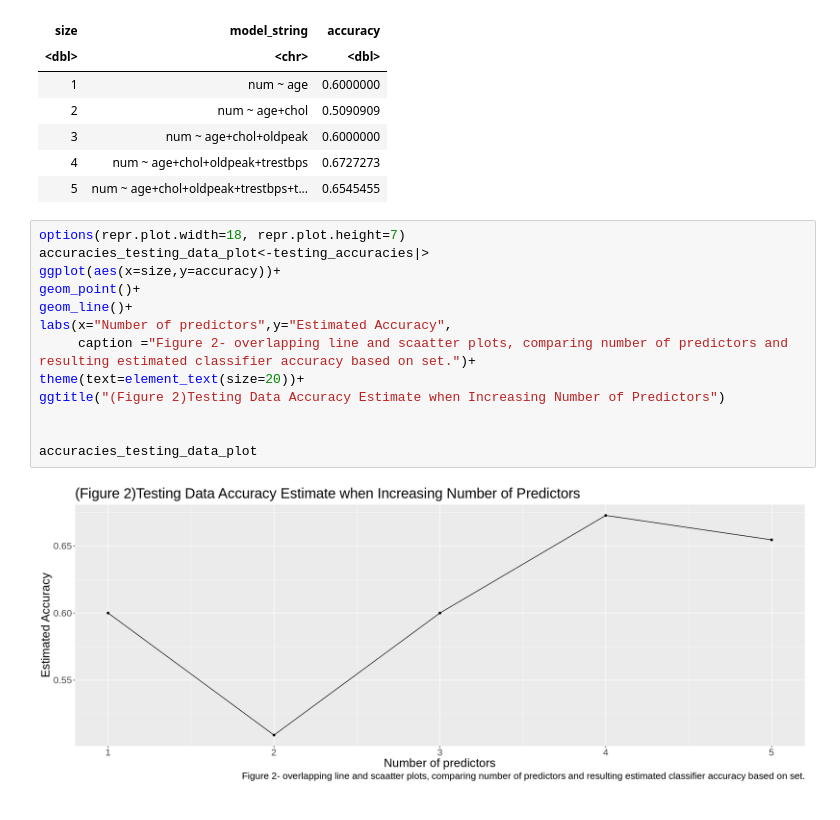
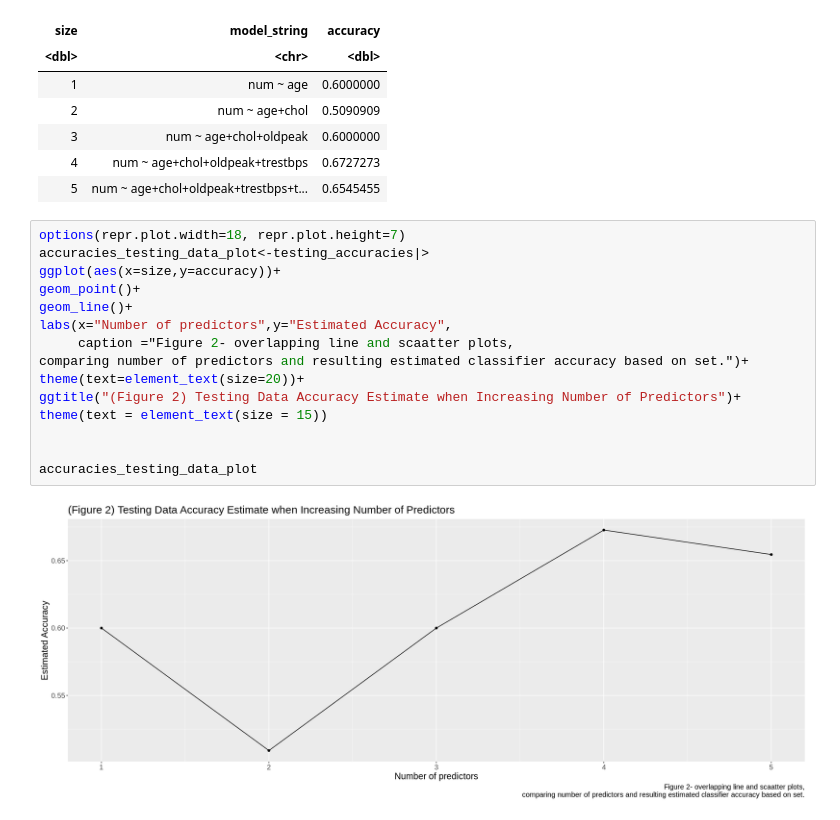
Before and after one commit to justinlook/dsci-100-2022w1-group-10, a Jupyter notebook: Final-project-group10.ipynb, the cells around one changed output. Saved outputs shown, nothing was run; the diff lists cells and outputs as text.

```diff
--- a/Final-project-group10.ipynb
+++ b/Final-project-group10.ipynb
@@ -741,18 +642,20 @@ A tibble: 5 × 3
 # %%
 options(repr.plot.width=18, repr.plot.height=7)
 accuracies_testing_data_plot<-testing_accuracies|>
 ggplot(aes(x=size,y=accuracy))+
 geom_point()+
 geom_line()+
 labs(x="Number of predictors",y="Estimated Accuracy",
-     caption ="Figure 2- overlapping line and scaatter plots, comparing number of predictors and resulting estimated classifier accuracy based on set.")+
+     caption ="Figure 2- overlapping line and scaatter plots,
+comparing number of predictors and resulting estimated classifier accuracy based on set.")+
 theme(text=element_text(size=20))+
-ggtitle("(Figure 2)Testing Data Accuracy Estimate when Increasing Number of Predictors")
+ggtitle("(Figure 2) Testing Data Accuracy Estimate when Increasing Number of Predictors")+
+theme(text = element_text(size = 15))
 
 
 accuracies_testing_data_plot
 # %% [output]
-[figure, old version]
+[figure, new version]
 # %%
 plot_grid(accuracies_corss_validation_plot, accuracies_testing_data_plot, ncol = 2)
 # %% [output]
```
Also changed, not shown: parts of 21 cells of this notebook.
